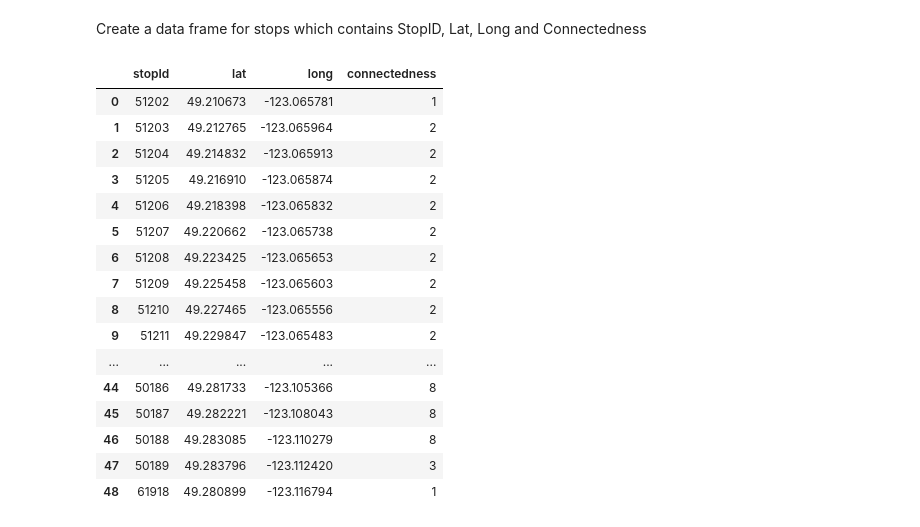
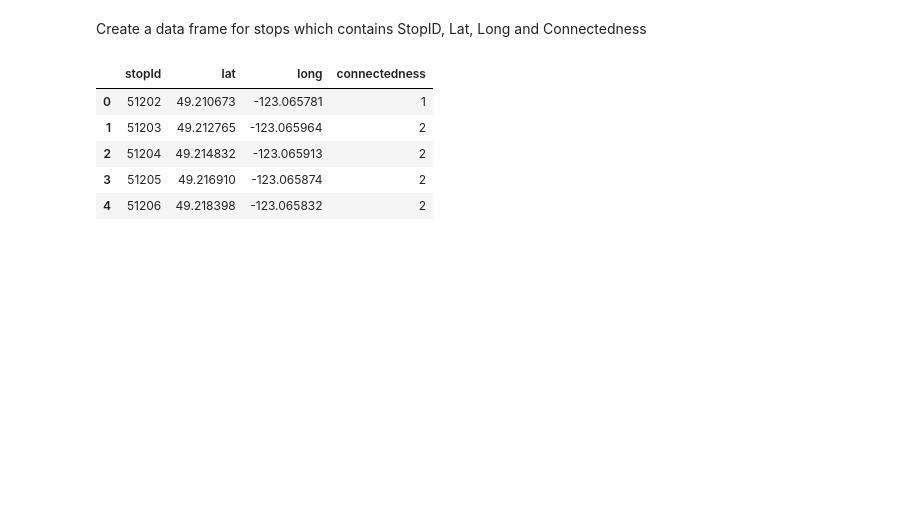
Before and after one commit to lostdevfound/bus-stop-optimization, a Jupyter notebook: optimization/optimization.ipynb, the cells around one changed output. Cells and saved outputs as stored; diff of their text form; code cells hidden in the pictures; blank space fills up the shorter version.

```diff
--- a/optimization/optimization.ipynb
+++ b/optimization/optimization.ipynb
@@ -47,27 +47,16 @@ Create a data frame for stops which contains StopID, Lat, Long and Connectedness
 # %%
 stopId = [stop.id for stop in stops]
 lat = [stop.lat for stop in stops]
 long = [stop.long for stop in stops]
 conect = [stop.connectedness for stop in stops]
 d = {'stopId':stopId, 'lat':lat, 'long':long, 'connectedness':conect}
 stopVizDf = pd.DataFrame(data=d)
-stopVizDf
+stopVizDf.head()
 # %% [output]
 |  | stopId | lat | long | connectedness |
 | 0 | 51202 | 49.210673 | -123.065781 | 1 |
 | 1 | 51203 | 49.212765 | -123.065964 | 2 |
 | 2 | 51204 | 49.214832 | -123.065913 | 2 |
 | 3 | 51205 | 49.216910 | -123.065874 | 2 |
 | 4 | 51206 | 49.218398 | -123.065832 | 2 |
-| 5 | 51207 | 49.220662 | -123.065738 | 2 |
-| 6 | 51208 | 49.223425 | -123.065653 | 2 |
-| 7 | 51209 | 49.225458 | -123.065603 | 2 |
-| 8 | 51210 | 49.227465 | -123.065556 | 2 |
-| 9 | 51211 | 49.229847 | -123.065483 | 2 |
-| ... | ... | ... | ... | ... |
-| 44 | 50186 | 49.281733 | -123.105366 | 8 |
-| 45 | 50187 | 49.282221 | -123.108043 | 8 |
-| 46 | 50188 | 49.283085 | -123.110279 | 8 |
-| 47 | 50189 | 49.283796 | -123.112420 | 3 |
-| 48 | 61918 | 49.280899 | -123.116794 | 1 |
 # %%
```
Also changed, not shown: parts of 1 cell of this notebook.
